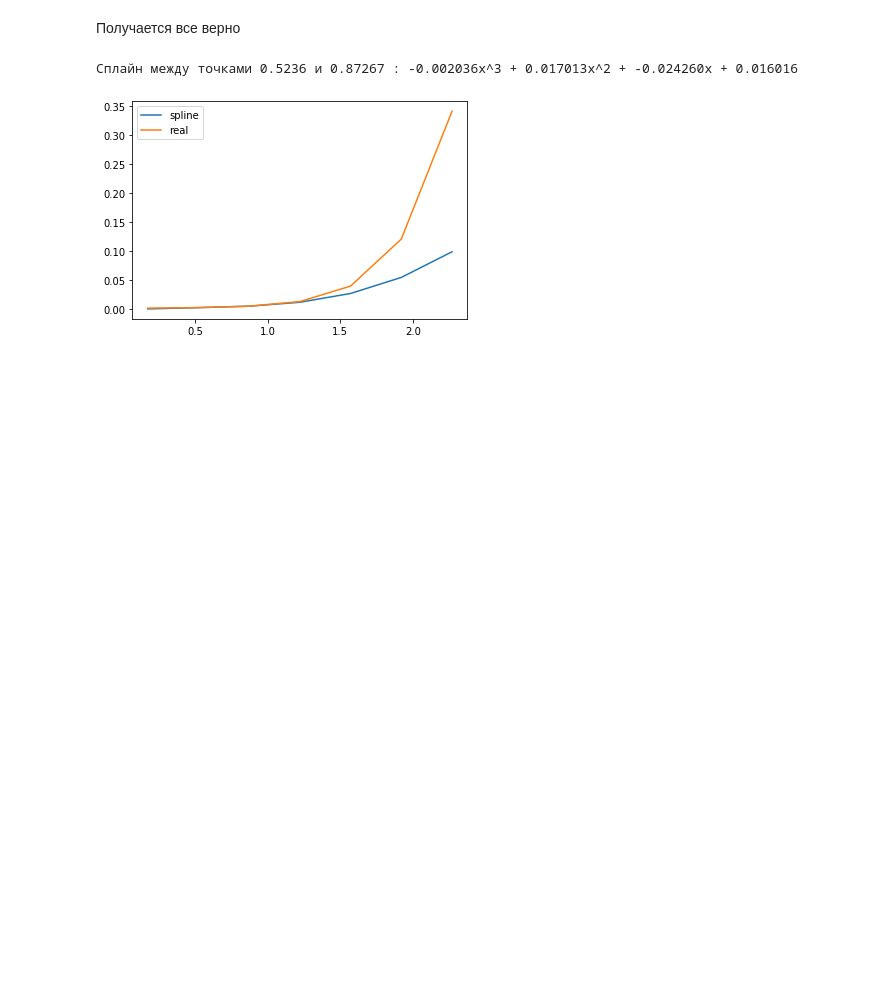
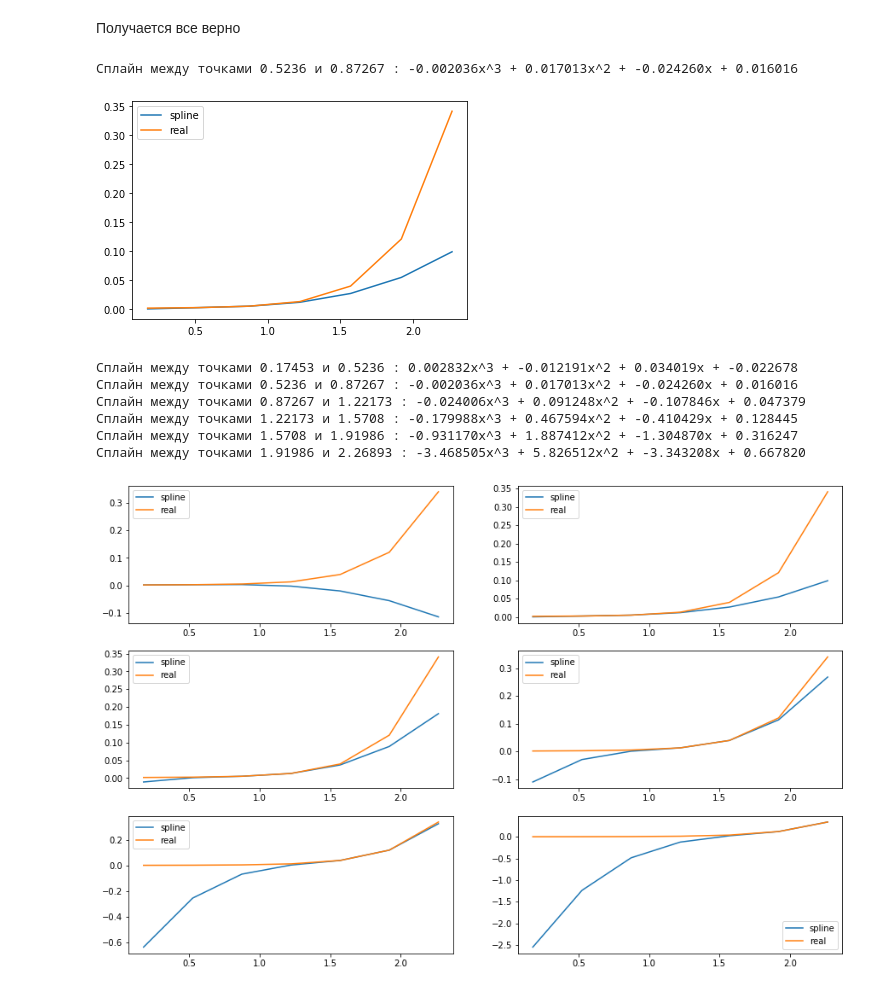
Before and after one commit to ligsid/comput_math_MIPT, a Jupyter notebook: interpolation.ipynb, the cells around one changed output. Cells and saved outputs as stored; diff of their text form; code cells hidden in the pictures; blank space fills up the shorter version.

```diff
--- a/interpolation.ipynb
+++ b/interpolation.ipynb
@@ -182,3 +150,18 @@ spline_print(x[1], x[2], y[1], y[2])
 # %% [output]
 Сплайн между точками 0.5236 и 0.87267 : -0.002036x^3 + 0.017013x^2 + -0.024260x + 0.016016
 [figure]
+# %%
+plt.figure(figsize=(15, 35))
+plot_number = 0
+for i in range(1, len(x)):
+    plot_number += 1
+    plt.subplot(10, 2, plot_number)
+    spline_print(x[i-1], x[i], y[i-1], y[i])
+# %% [output]
+Сплайн между точками 0.17453 и 0.5236 : 0.002832x^3 + -0.012191x^2 + 0.034019x + -0.022678
+Сплайн между точками 0.5236 и 0.87267 : -0.002036x^3 + 0.017013x^2 + -0.024260x + 0.016016
+Сплайн между точками 0.87267 и 1.22173 : -0.024006x^3 + 0.091248x^2 + -0.107846x + 0.047379
+Сплайн между точками 1.22173 и 1.5708 : -0.179988x^3 + 0.467594x^2 + -0.410429x + 0.128445
+Сплайн между точками 1.5708 и 1.91986 : -0.931170x^3 + 1.887412x^2 + -1.304870x + 0.316247
+Сплайн между точками 1.91986 и 2.26893 : -3.468505x^3 + 5.826512x^2 + -3.343208x + 0.667820
+[figure, added]
```
Also changed, not shown: parts of 5 cells of this notebook.
